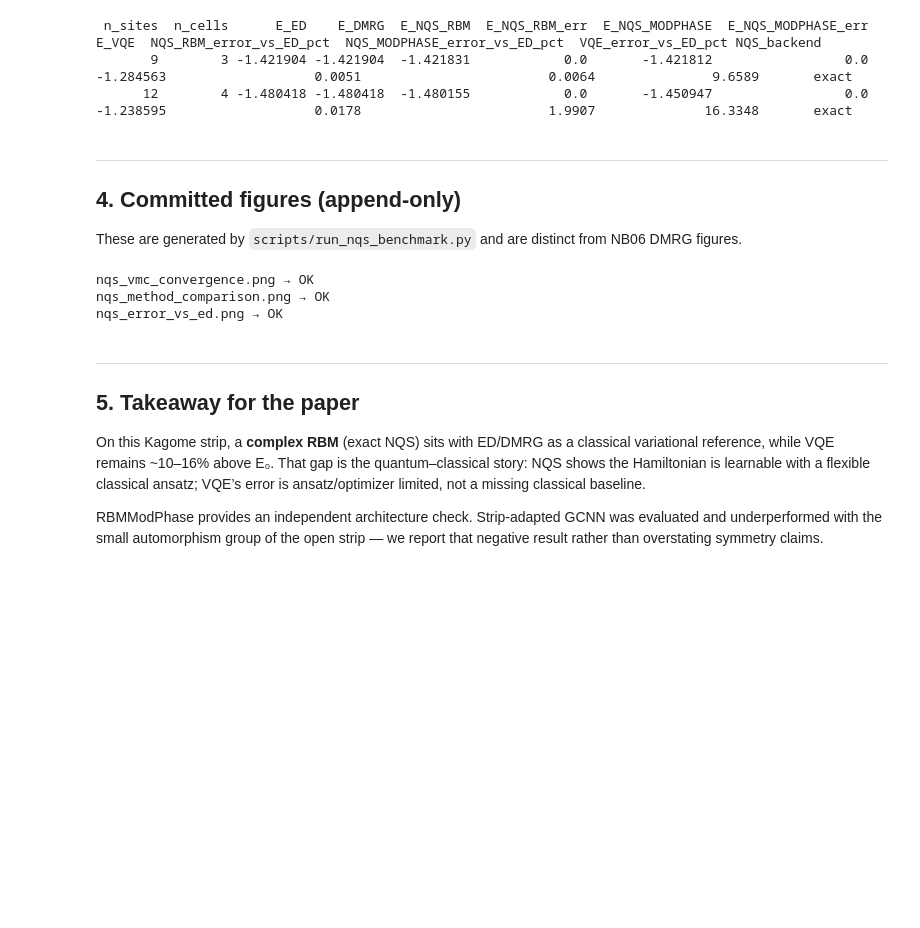
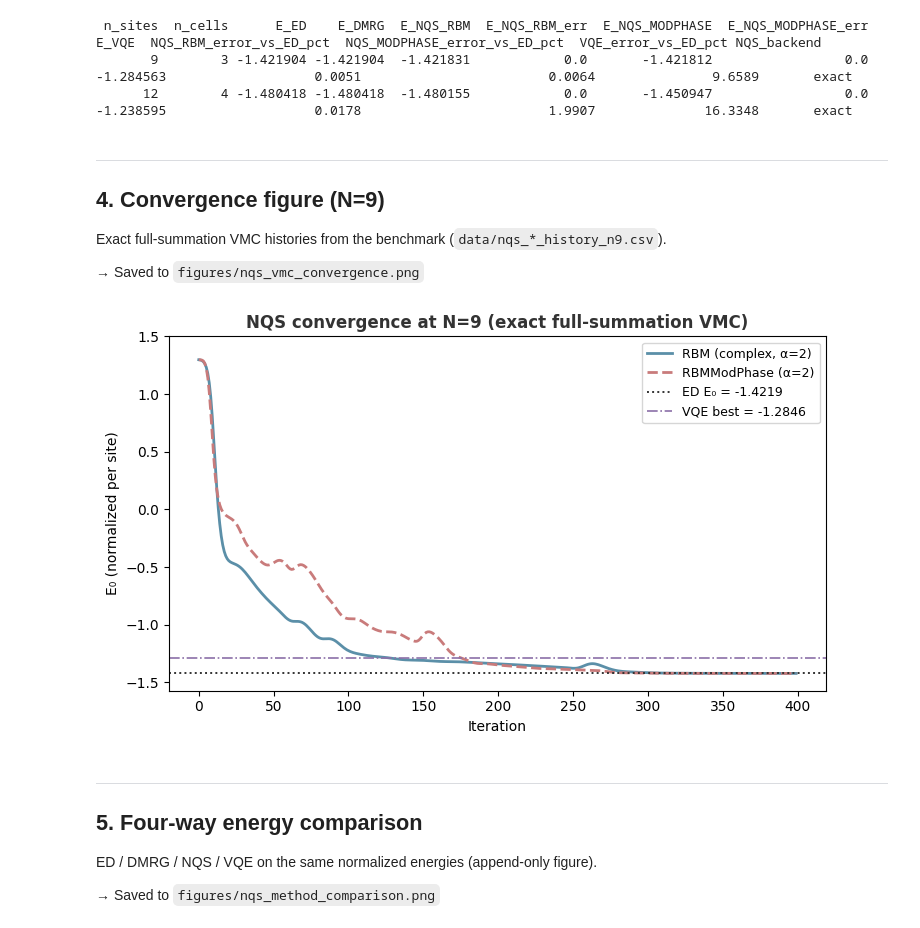
Before and after one commit to rosspeili/spinq-vqe, a Jupyter notebook: notebooks/07_nqs_comparison.ipynb, the cells around one changed output. Cells and saved outputs as stored; diff of their text form; code cells hidden in the pictures; blank space fills up the shorter version.

Commit message:
Polish NB07 docs and figure workflow for PR readiness.
Trim README NQS figures, embed notebook plots from history CSVs, and fix NQS citation DOIs after manual verification.

```diff
--- a/notebooks/07_nqs_comparison.ipynb
+++ b/notebooks/07_nqs_comparison.ipynb
@@ -127,37 +127,36 @@ df[display_cols]
       12        4 -1.480418 -1.480418  -1.480155            0.0       -1.450947                 0.0 -1.238595                   0.0178                        1.9907              16.3348       exact
 # %% [markdown]
 ---
-## 4. Committed figures (append-only)
+## 4. Convergence figure (N=9)
 
-These are generated by `scripts/run_nqs_benchmark.py` and are distinct from
-NB06 DMRG figures.
+Exact full-summation VMC histories from the benchmark (`data/nqs_*_history_n9.csv`).
+
+→ Saved to `figures/nqs_vmc_convergence.png`
-# %%
-from IPython.display import Image, display
-
-for name in [
-    'nqs_vmc_convergence.png',
-    'nqs_method_comparison.png',
-    'nqs_error_vs_ed.png',
-]:
-    path = FIG / name
-    print(path.name, '→', 'OK' if path.exists() else 'MISSING')
-    if path.exists():
-        display(Image(filename=str(path), width=720))
-# %% [output]
-nqs_vmc_convergence.png → OK
-nqs_method_comparison.png → OK
-nqs_error_vs_ed.png → OK
+# %%
+rbm_h = np.loadtxt(DATA / 'nqs_rbm_history_n9.csv', delimiter=',', skiprows=1)
+mod_h = np.loadtxt(DATA / 'nqs_modphase_history_n9.csv', delimiter=',', skiprows=1)
+vqe9 = float(df.loc[df['n_sites'] == 9, 'E_VQE'].iloc[0])
+ed9 = float(df.loc[df['n_sites'] == 9, 'E_ED'].iloc[0])
+
+fig, ax = plt.subplots(figsize=(7.5, 4.5))
+ax.plot(rbm_h, color='#5B8FA8', lw=2, label='RBM (complex, α=2)')
+ax.plot(mod_h, color='#C97B7B', lw=2, ls='--', label='RBMModPhase (α=2)')
+ax.axhline(ed9, color='#333333', ls=':', lw=1.4, label=f'ED E₀ = {ed9:.4f}')
+ax.axhline(vqe9, color='#8B6FA8', ls='-.', lw=1.2, label=f'VQE best = {vqe9:.4f}')
+ax.set_xlabel('Iteration')
+ax.set_ylabel('E₀ (normalized per site)')
+ax.set_title('NQS convergence at N=9 (exact full-summation VMC)', fontweight='semibold', color='#333')
+ax.legend(fontsize=9)
+ax.set_ylim(min(ed9, rbm_h.min(), mod_h.min()) - 0.15, 1.5)
+plt.tight_layout()
+plt.savefig(FIG / 'nqs_vmc_convergence.png', dpi=150, bbox_inches='tight')
+plt.show()
+# %% [output]
+[figure, added]
 # %% [markdown]
 ---
-## 5. Takeaway for the paper
+## 5. Four-way energy comparison
 
-On this Kagome strip, a **complex RBM** (exact NQS) sits with ED/DMRG as a
-classical variational reference, while VQE remains ~10–16% above E₀.
-That gap is the quantum–classical story: NQS shows the Hamiltonian is
-learnable with a flexible classical ansatz; VQE’s error is ansatz/optimizer
-limited, not a missing classical baseline.
+ED / DMRG / NQS / VQE on the same normalized energies (append-only figure).
 
-RBMModPhase provides an independent architecture check. Strip-adapted GCNN
-was evaluated and underperformed with the small automorphism group of the
-open strip — we report that negative result rather than overstating symmetry
-claims.
+→ Saved to `figures/nqs_method_comparison.png`
```
Also changed, not shown: parts of 8 cells of this notebook, 14 other files.
